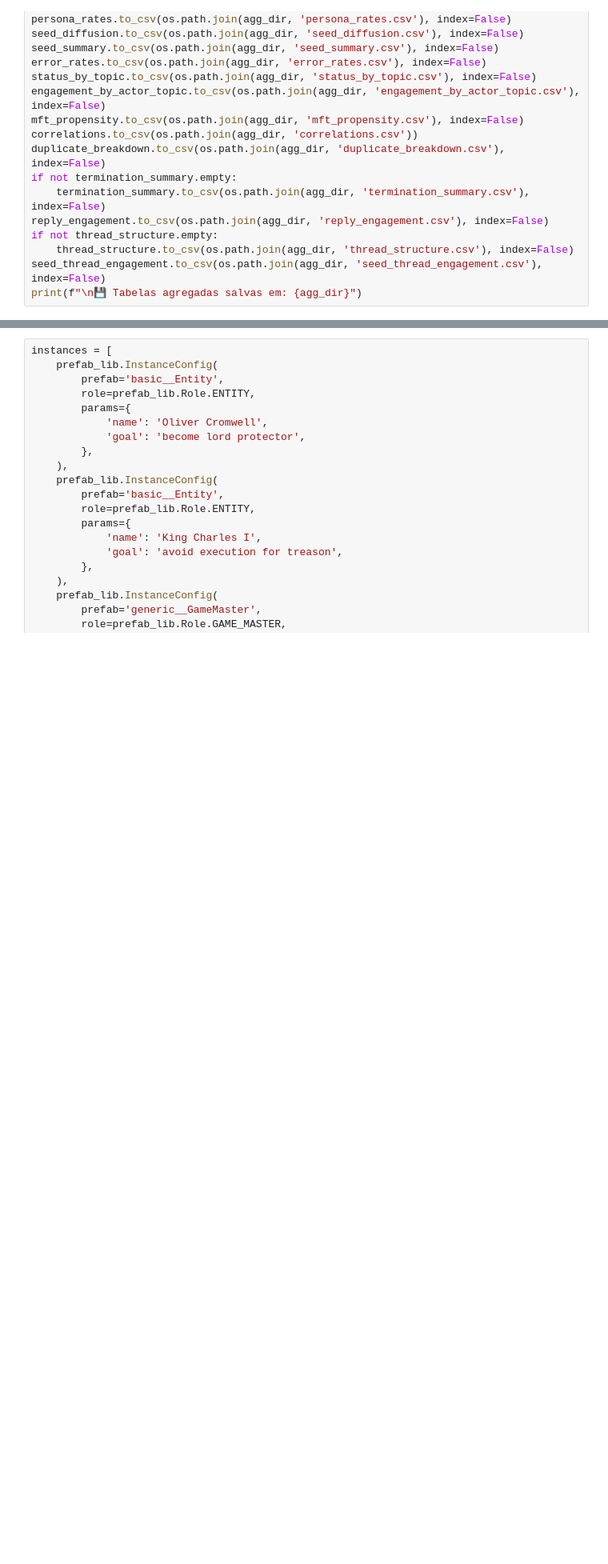
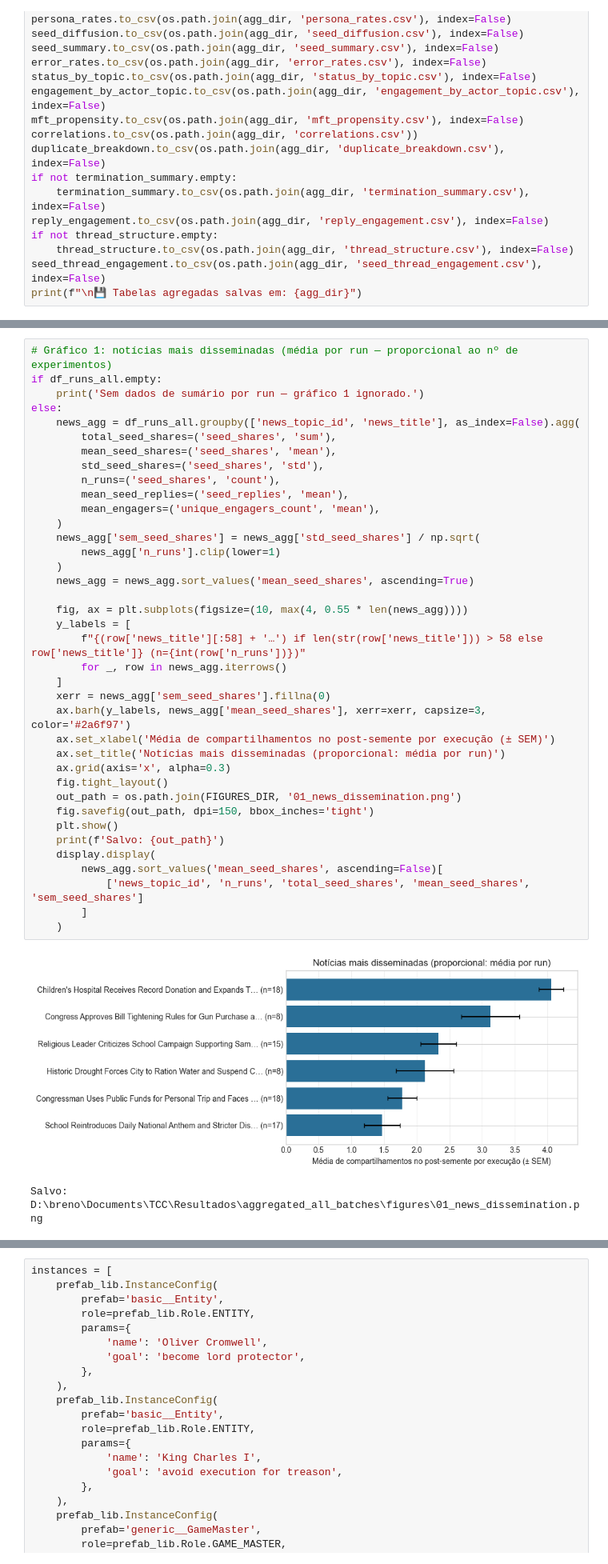
Before and after one commit to BrenosDias/concordia-mft, a Jupyter notebook: mft-social-media.ipynb, the cells around one changed output, grey strips where cells are left out. Shown at 80% size. Saved outputs shown, nothing was run; the diff lists cells and outputs as text; blank space fills up the shorter version.

Commit message:
adiciona visualização agregada das baterias de experimento

```diff
--- a/mft-social-media.ipynb
+++ b/mft-social-media.ipynb
@@ -1115,0 +1254,41 @@ print(f"\n💾 Tabelas agregadas salvas em: {agg_dir}")
+# %%
+# Gráfico 1: notícias mais disseminadas (média por run — proporcional ao nº de experimentos)
+if df_runs_all.empty:
+    print('Sem dados de sumário por run — gráfico 1 ignorado.')
+else:
+    news_agg = df_runs_all.groupby(['news_topic_id', 'news_title'], as_index=False).agg(
+        total_seed_shares=('seed_shares', 'sum'),
+        mean_seed_shares=('seed_shares', 'mean'),
+        std_seed_shares=('seed_shares', 'std'),
+        n_runs=('seed_shares', 'count'),
+        mean_seed_replies=('seed_replies', 'mean'),
+        mean_engagers=('unique_engagers_count', 'mean'),
+    )
+    news_agg['sem_seed_shares'] = news_agg['std_seed_shares'] / np.sqrt(
+        news_agg['n_runs'].clip(lower=1)
+    )
+    news_agg = news_agg.sort_values('mean_seed_shares', ascending=True)
+
+    fig, ax = plt.subplots(figsize=(10, max(4, 0.55 * len(news_agg))))
+    y_labels = [
+        f"{(row['news_title'][:58] + '…') if len(str(row['news_title'])) > 58 else row['news_title']} (n={int(row['n_runs'])})"
+        for _, row in news_agg.iterrows()
+    ]
+    xerr = news_agg['sem_seed_shares'].fillna(0)
+    ax.barh(y_labels, news_agg['mean_seed_shares'], xerr=xerr, capsize=3, color='#2a6f97')
+    ax.set_xlabel('Média de compartilhamentos no post-semente por execução (± SEM)')
+    ax.set_title('Notícias mais disseminadas (proporcional: média por run)')
+    ax.grid(axis='x', alpha=0.3)
+    fig.tight_layout()
+    out_path = os.path.join(FIGURES_DIR, '01_news_dissemination.png')
+    fig.savefig(out_path, dpi=150, bbox_inches='tight')
+    plt.show()
+    print(f'Salvo: {out_path}')
+    display.display(
+        news_agg.sort_values('mean_seed_shares', ascending=False)[
+            ['news_topic_id', 'n_runs', 'total_seed_shares', 'mean_seed_shares', 'sem_seed_shares']
+        ]
+    )
+# %% [output]
+[figure, added]
+Salvo: D:\breno\Documents\TCC\Resultados\aggregated_all_batches\figures\01_news_dissemination.png
```
Also changed, not shown: parts of 8 cells of this notebook, 3 other files.
